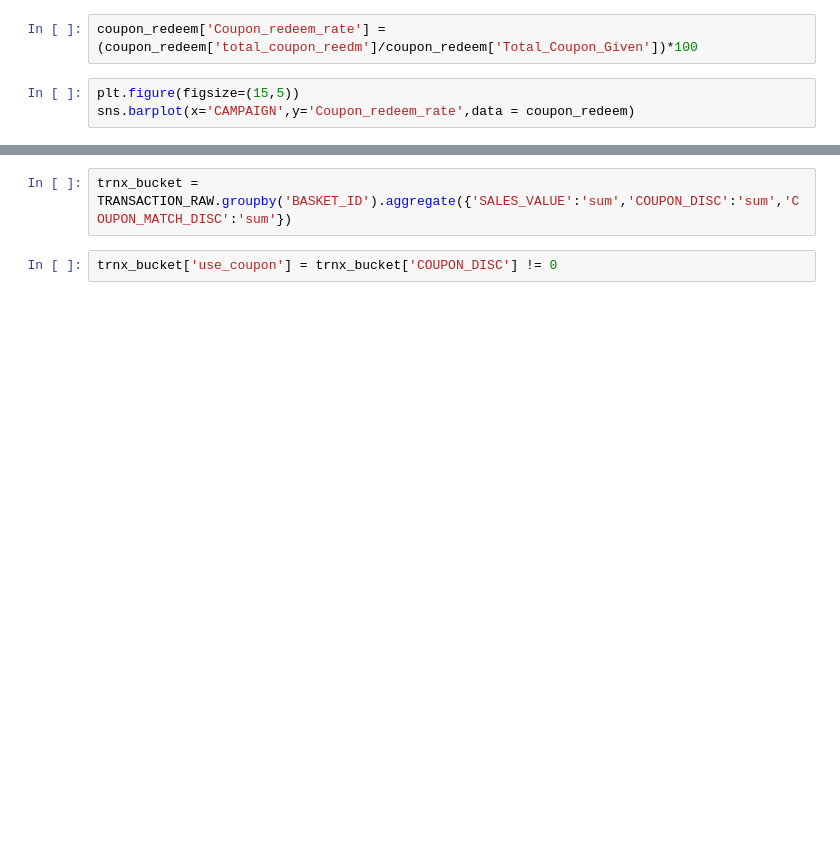
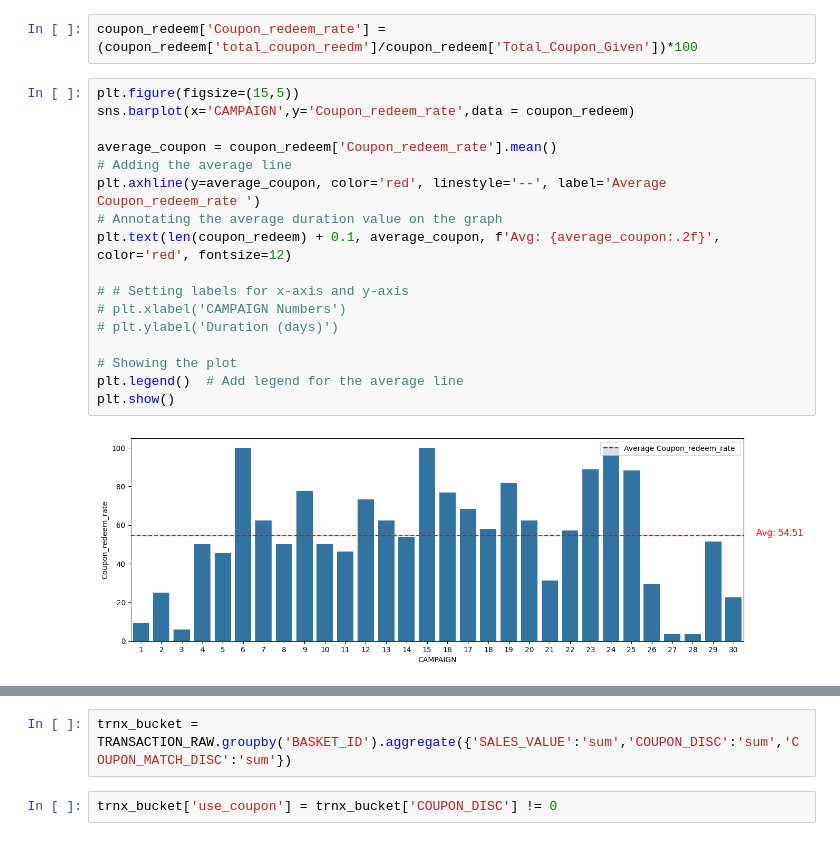
Before and after one commit to smithparekh/Retail-Analysis, a Jupyter notebook: Retail_Analysis.ipynb, the cells around one changed output, grey strips where cells are left out. Saved outputs shown, nothing was run; the diff lists cells and outputs as text; blank space fills up the shorter version.

```diff
--- a/Retail_Analysis.ipynb
+++ b/Retail_Analysis.ipynb
@@ -418,5 +514,21 @@ coupon_redeem['Coupon_redeem_rate'] = (coupon_redeem['total_coupon_reedm']/coupo
 # %%
 plt.figure(figsize=(15,5))
 sns.barplot(x='CAMPAIGN',y='Coupon_redeem_rate',data = coupon_redeem)
+
+average_coupon = coupon_redeem['Coupon_redeem_rate'].mean()
+# Adding the average line
+plt.axhline(y=average_coupon, color='red', linestyle='--', label='Average Coupon_redeem_rate ')
+# Annotating the average duration value on the graph
+plt.text(len(coupon_redeem) + 0.1, average_coupon, f'Avg: {average_coupon:.2f}', color='red', fontsize=12)
+
+# # Setting labels for x-axis and y-axis
+# plt.xlabel('CAMPAIGN Numbers')
+# plt.ylabel('Duration (days)')
+
+# Showing the plot
+plt.legend()  # Add legend for the average line
+plt.show()
+# %% [output]
+[figure, added]
 # %%
 TRANSACTION_RAW
```
Also changed, not shown: parts of 37 cells of this notebook.
